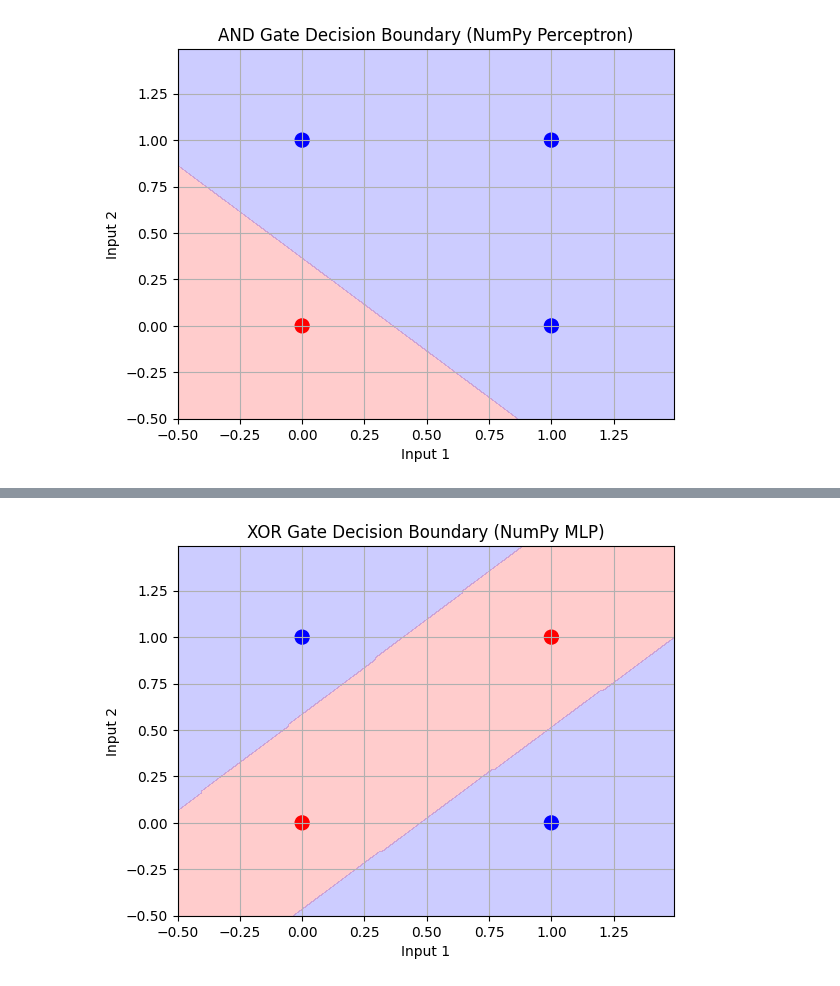
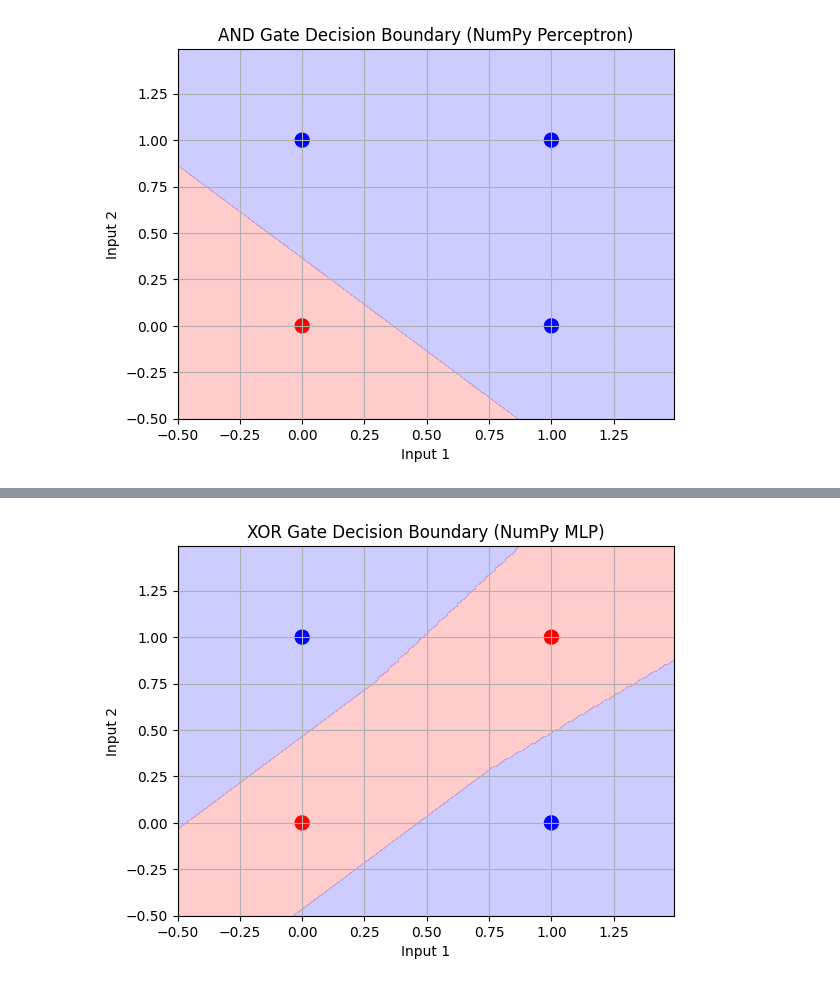
Before and after one commit to simalshakha/traineeship, a Jupyter notebook: AND_Gate visualization using Perceptron.ipynb, the cells around one changed output, grey strips where cells are left out. Saved outputs shown, nothing was run; the diff lists cells and outputs as text; code cells hidden in the pictures.

```diff
--- a/AND_Gate visualization using Perceptron.ipynb
+++ b/AND_Gate visualization using Perceptron.ipynb
@@ -185,7 +185,7 @@ def relu(x):
 def relu_derivative(x):
     return (x > 0).astype(float)
 class perceptron:
-    def __init__(self, input_dim=2, hidden_dim=2, lr=1.0):
+    def __init__(self, input_dim=2, hidden_dim=8, lr=0.1):
         self.w1 = np.random.randn(input_dim, hidden_dim) * 0.01
         self.b1 = np.zeros(hidden_dim)
         self.w2 = np.random.randn(hidden_dim, 1) * 0.01
@@ -193,12 +193,12 @@ class perceptron:
         self.lr = lr
 
     def forward(self, x):
-       self.x=x
-       self.z1 = np.dot(x, self.w1) + self.b1
-       self.a1 = relu(self.z1)  # Non-linear hidden activation
-       self.z2 = np.dot(self.a1, self.w2) + self.b2
-       self.a2 = sigmoid(self.z2)
-       return self.a2
+        self.x=x
+        self.z1 = np.dot(x, self.w1) + self.b1
+        self.a1 = relu(self.z1)  # Non-linear hidden activation
+        self.z2 = np.dot(self.a1, self.w2) + self.b2
+        self.a2 = sigmoid(self.z2)
+        return self.a2
 
     def backward(self, x, y):
         # self.forward(x)
@@ -240,7 +240,7 @@ target = np.array([[0],[1],[1],[0]])
 
 # Train model
 model = perceptron(input_dim=2, lr=0.1)
-train_perceptron(model, data, target, epochs=5000)
+train_perceptron(model, data, target, epochs=50000)
 
 # Plot decision boundary
 x_vals = np.arange(-0.5, 1.5, 0.01)
@@ -271 +278 @@ Epoch 4500/5000, Loss: 0.006764
-[figure, old version]
+[figure, new version]
```
Also changed, not shown: parts of 1 cell of this notebook.
